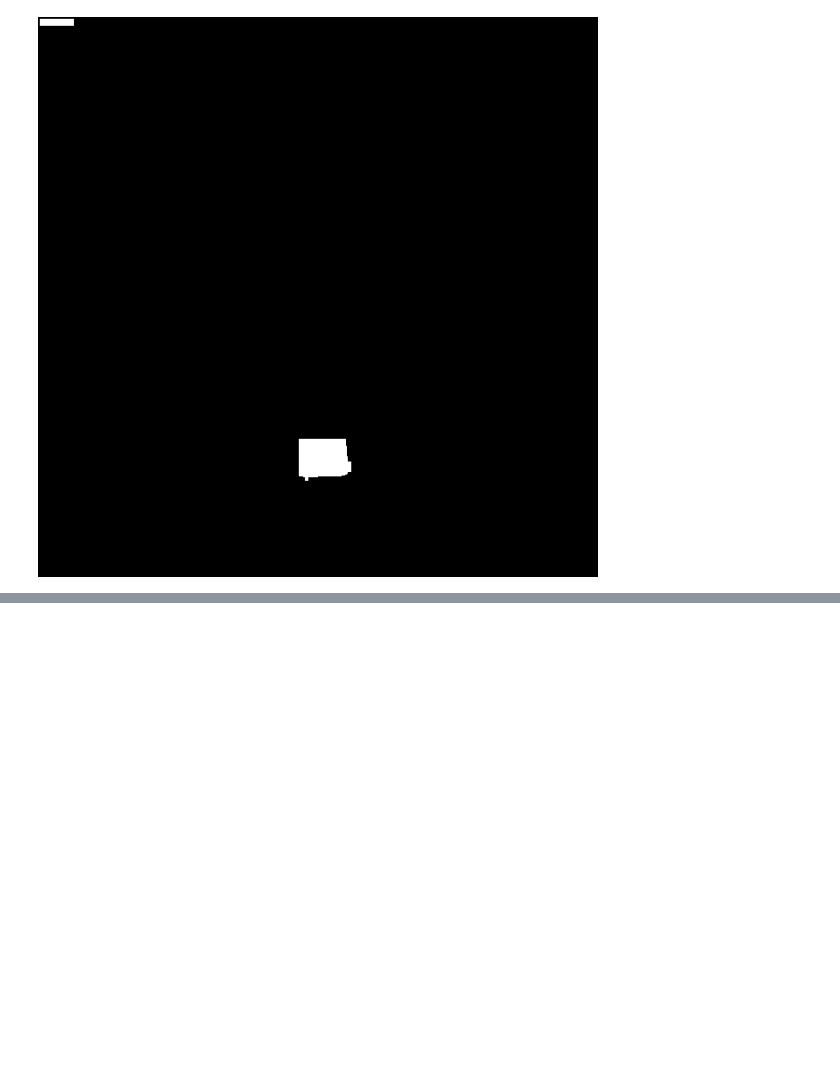
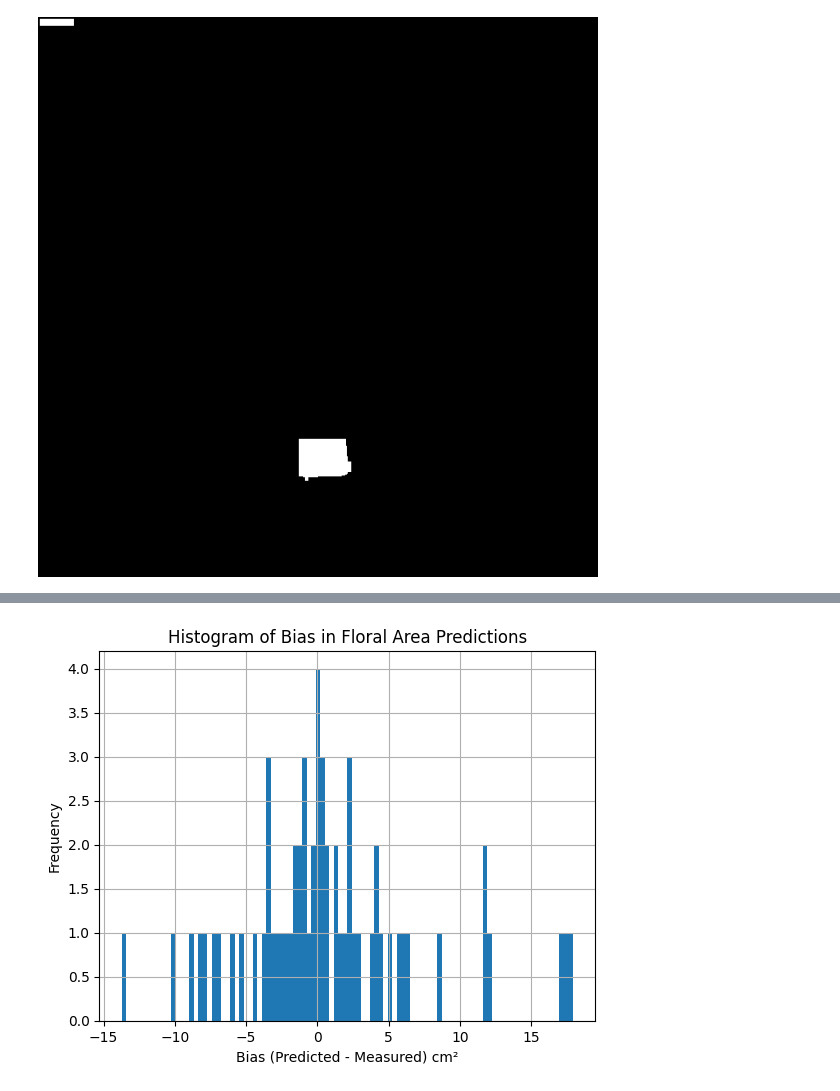
Before and after one commit to eai6/FloralArea_Web, a Jupyter notebook: research/notebooks/hannah_data_analysis.ipynb, the cells around one changed output, grey strips where cells are left out. Saved outputs shown, nothing was run; the diff lists cells and outputs as text; code cells hidden in the pictures; blank space fills up the shorter version.

```diff
--- a/research/notebooks/hannah_data_analysis.ipynb
+++ b/research/notebooks/hannah_data_analysis.ipynb
@@ -55,0 +429,10 @@ mask
+# %%
+data2_clean['bias'] = data2_clean['predicted_area_cm2'] - data2_clean['measured_area_cm2']
+# %%
+data2_clean['bias'].hist(bins=100)
+plt.xlabel('Bias (Predicted - Measured) cm²')
+plt.ylabel('Frequency')
+plt.title('Histogram of Bias in Floral Area Predictions')
+plt.show()
+# %% [output]
+[figure, added]
```
Also changed, not shown: parts of 56 cells of this notebook, 29 other files.
